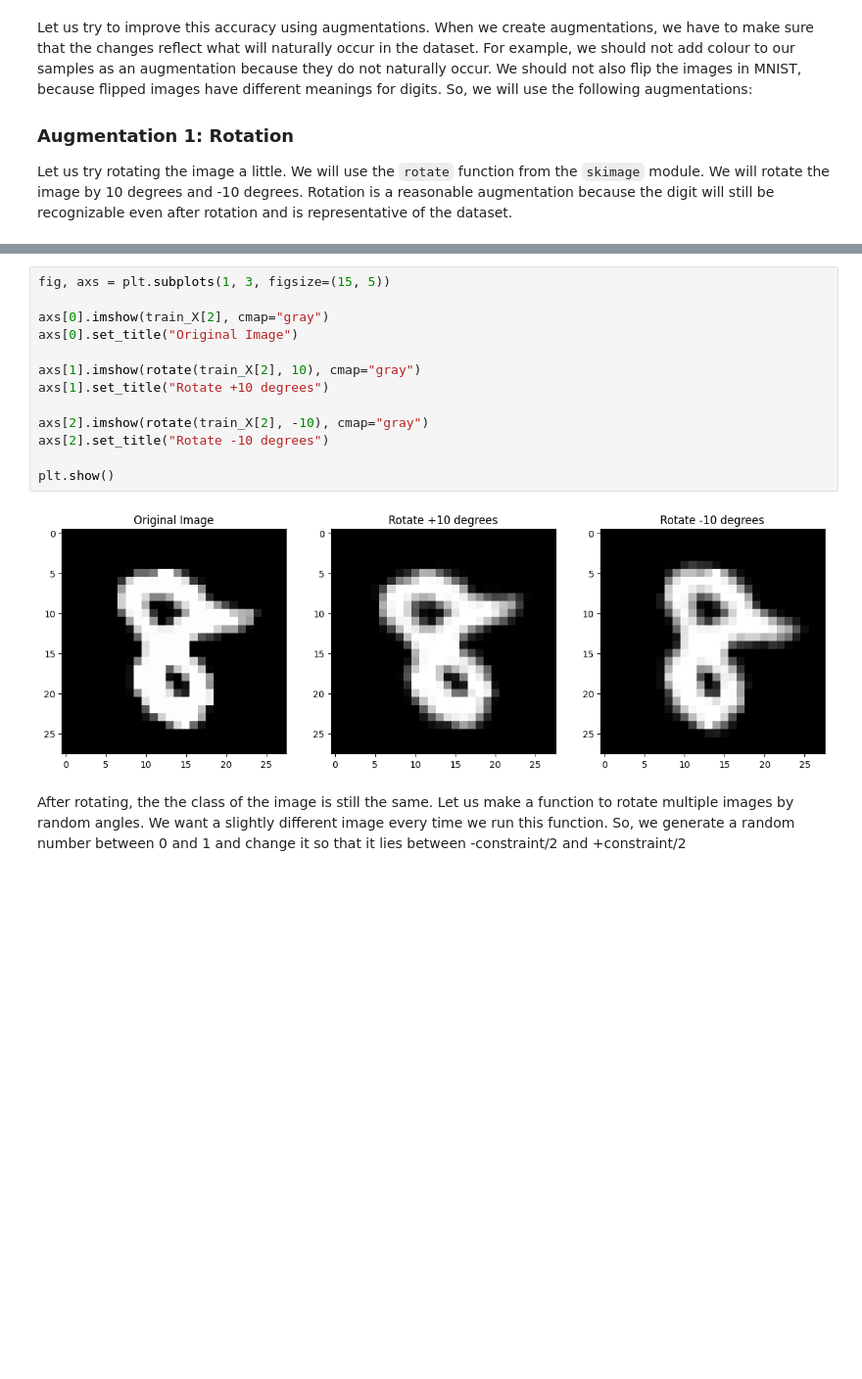
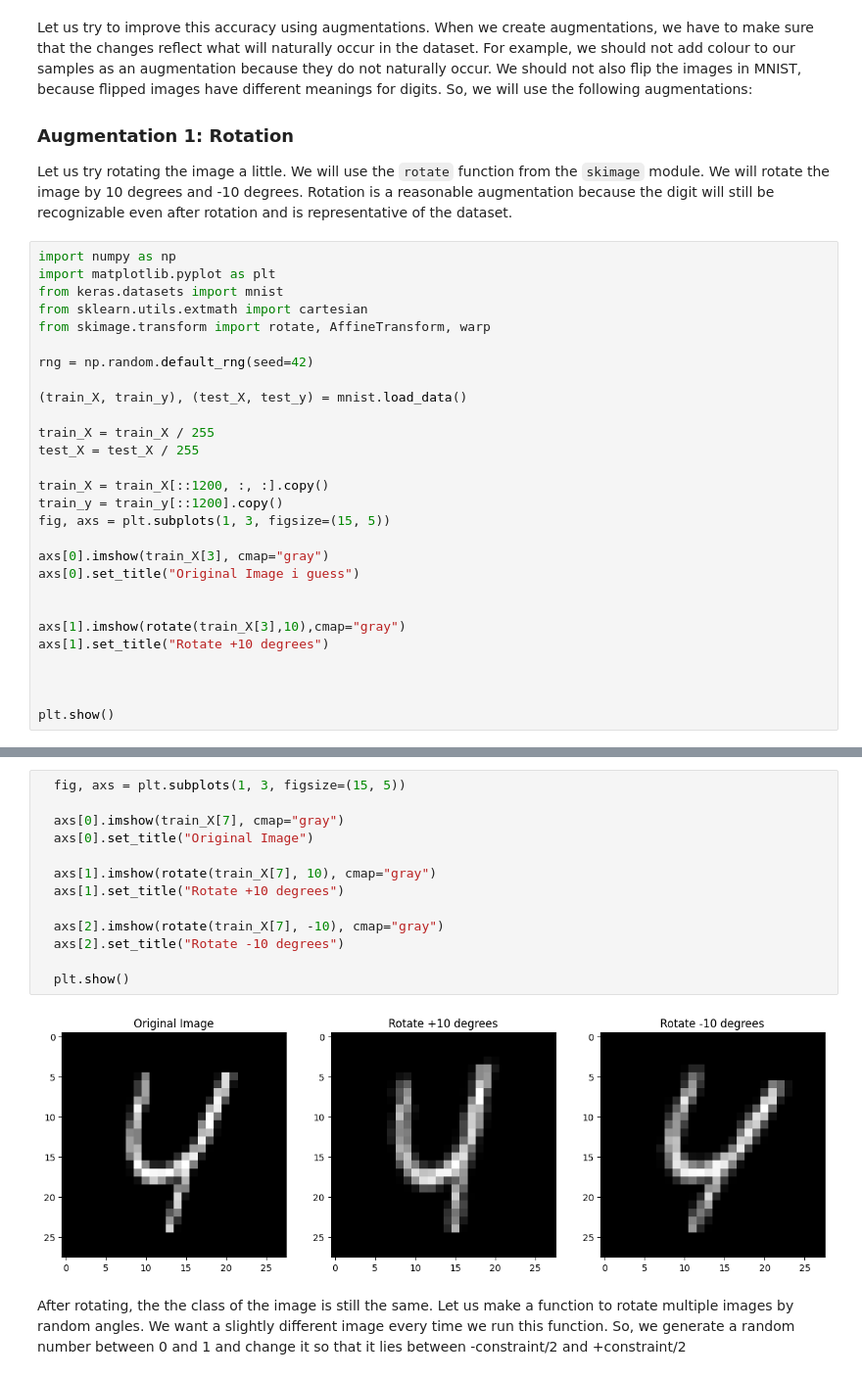
Before and after one commit to susanth04/FMML_Projects_and_Labs, a Jupyter notebook: FMML_M1L3.ipynb, the cells around one changed output, grey strips where cells are left out. Shown at 98% size. Drawn from its saved outputs; the diff is of its cells as text; blank space fills up the shorter version.

```diff
--- a/FMML_M1L3.ipynb
+++ b/FMML_M1L3.ipynb
@@ -99,3 +99,31 @@ Let us try to improve this accuracy using augmentations. When we create augmenta
 ### Augmentation 1: Rotation
 
 Let us try rotating the image a little. We will use the `rotate` function from the `skimage` module. We will rotate the image by 10 degrees and -10 degrees. Rotation is a reasonable augmentation because the digit will still be recognizable even after rotation and is representative of the dataset.
+# %%
+import numpy as np
+import matplotlib.pyplot as plt
+from keras.datasets import mnist
+from sklearn.utils.extmath import cartesian
+from skimage.transform import rotate, AffineTransform, warp
+
+rng = np.random.default_rng(seed=42)
+
+(train_X, train_y), (test_X, test_y) = mnist.load_data()
+
+train_X = train_X / 255
+test_X = test_X / 255
+
+train_X = train_X[::1200, :, :].copy()
+train_y = train_y[::1200].copy()
+fig, axs = plt.subplots(1, 3, figsize=(15, 5))
+
+axs[0].imshow(train_X[3], cmap="gray")
+axs[0].set_title("Original Image i guess")
+
+
+axs[1].imshow(rotate(train_X[3],10),cmap="gray")
+axs[1].set_title("Rotate +10 degrees")
+
+
+
+plt.show()
@@ -102,18 +132,18 @@ Let us try rotating the image a little. We will use the `rotate` function from t
 # %%
-fig, axs = plt.subplots(1, 3, figsize=(15, 5))
+  fig, axs = plt.subplots(1, 3, figsize=(15, 5))
 
-axs[0].imshow(train_X[2], cmap="gray")
-axs[0].set_title("Original Image")
+  axs[0].imshow(train_X[7], cmap="gray")
+  axs[0].set_title("Original Image")
 
-axs[1].imshow(rotate(train_X[2], 10), cmap="gray")
-axs[1].set_title("Rotate +10 degrees")
+  axs[1].imshow(rotate(train_X[7], 10), cmap="gray")
+  axs[1].set_title("Rotate +10 degrees")
 
-axs[2].imshow(rotate(train_X[2], -10), cmap="gray")
-axs[2].set_title("Rotate -10 degrees")
+  axs[2].imshow(rotate(train_X[7], -10), cmap="gray")
+  axs[2].set_title("Rotate -10 degrees")
 
-plt.show()
+  plt.show()
 # %% [output]
-[figure, old version]
+[figure, new version]
 # %% [markdown]
 After rotating, the the class of the image is still the same. Let us make a function to rotate multiple images by random angles. We want a slightly different image every time we run this function. So, we generate a random number between 0 and 1 and change it so that it lies between -constraint/2 and +constraint/2
 # %%
```
Also changed, not shown: parts of 7 cells of this notebook.
